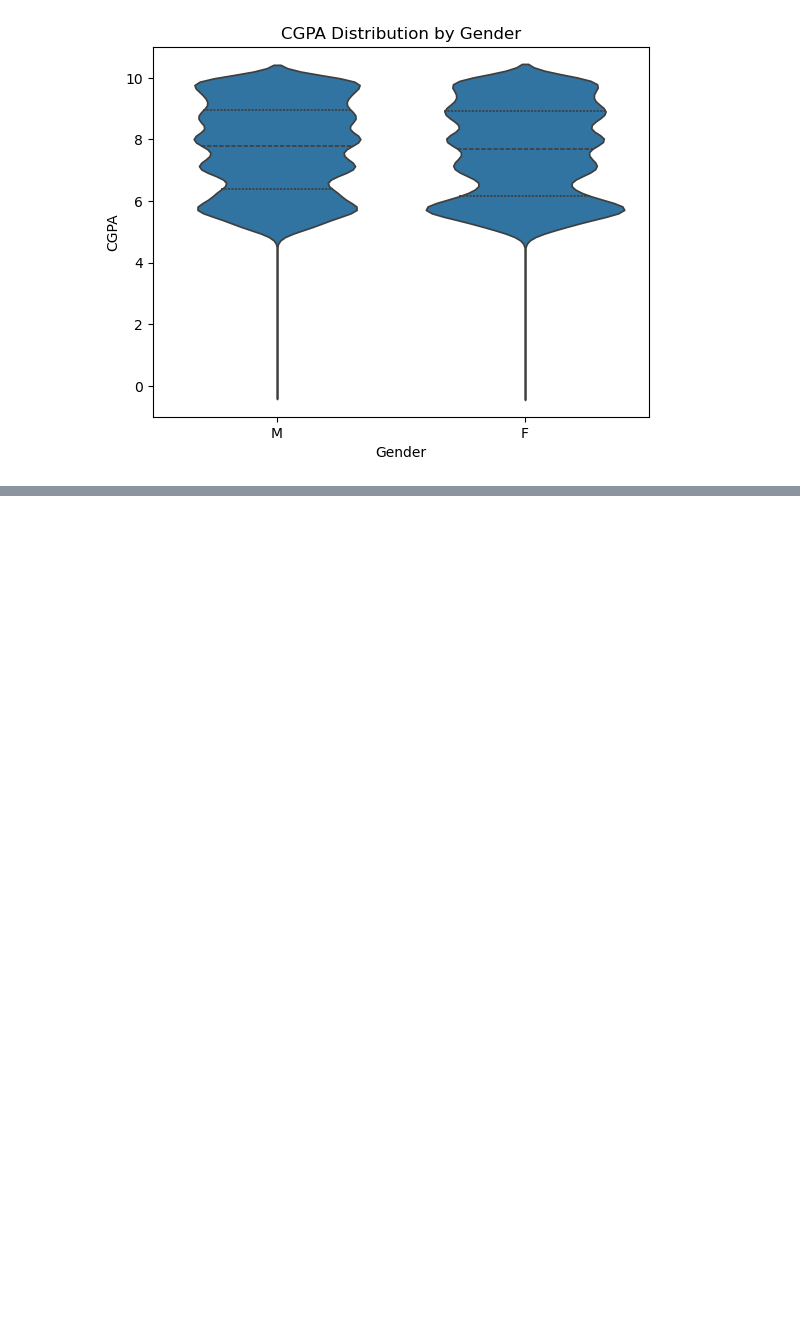
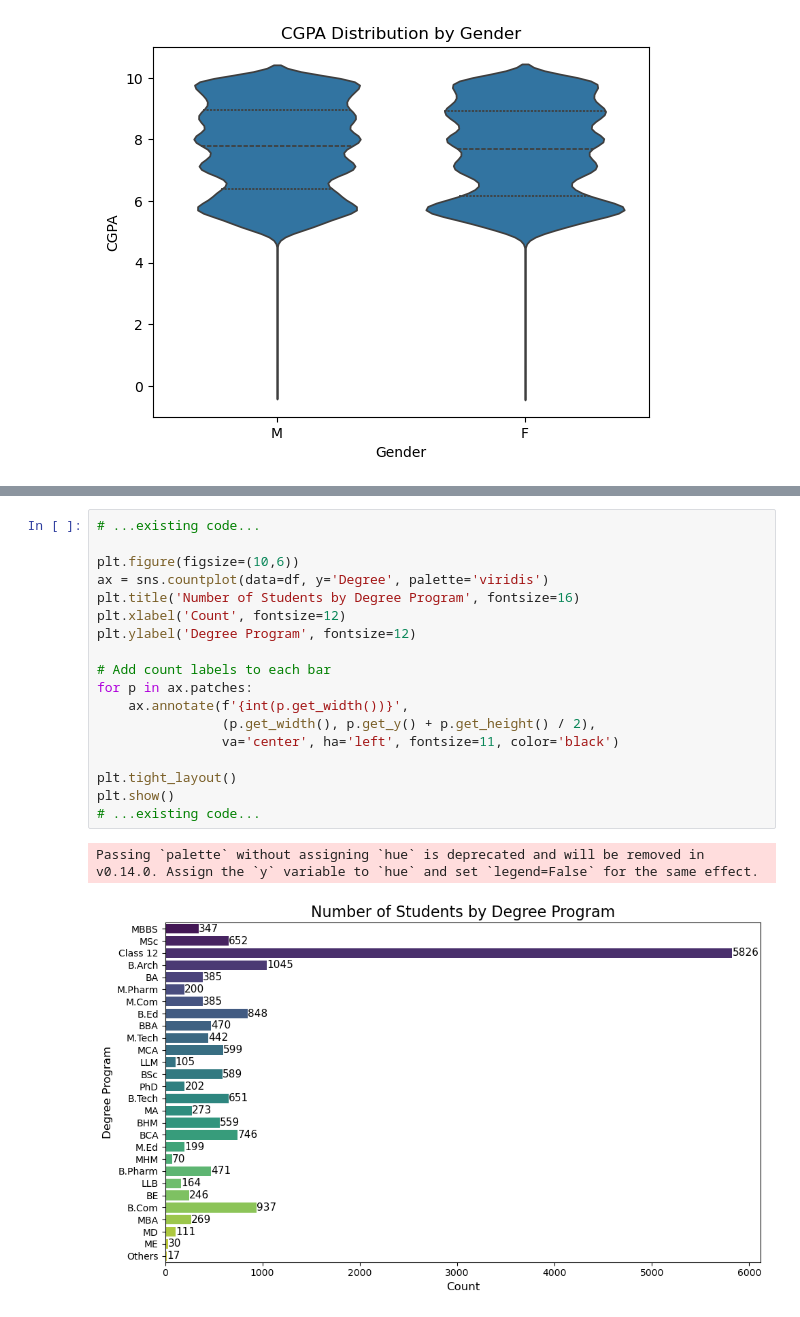
Before and after one commit to DanishShaikh18/Student-Mental-Health-Analysis, a Jupyter notebook: eda.ipynb, the cells around one changed output, grey strips where cells are left out. Drawn from its saved outputs; the diff is of its cells as text; blank space fills up the shorter version.

```diff
--- a/eda.ipynb
+++ b/eda.ipynb
@@ -200,0 +237,21 @@ plt.show()
+# %%
+# ...existing code...
+
+plt.figure(figsize=(10,6))
+ax = sns.countplot(data=df, y='Degree', palette='viridis')
+plt.title('Number of Students by Degree Program', fontsize=16)
+plt.xlabel('Count', fontsize=12)
+plt.ylabel('Degree Program', fontsize=12)
+
+# Add count labels to each bar
+for p in ax.patches:
+    ax.annotate(f'{int(p.get_width())}',
+                (p.get_width(), p.get_y() + p.get_height() / 2),
+                va='center', ha='left', fontsize=11, color='black')
+
+plt.tight_layout()
+plt.show()
+# ...existing code...
+# %% [output]
+Passing `palette` without assigning `hue` is deprecated and will be removed in v0.14.0. Assign the `y` variable to `hue` and set `legend=False` for the same effect.
+[figure, added]
```
Also changed, not shown: parts of 28 cells of this notebook, 5 other files.
